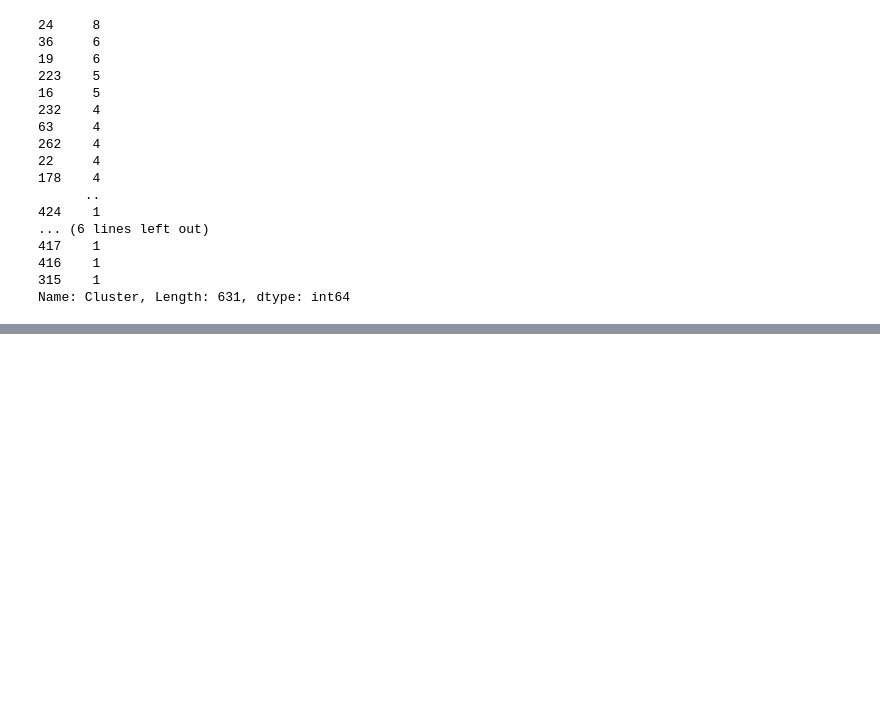
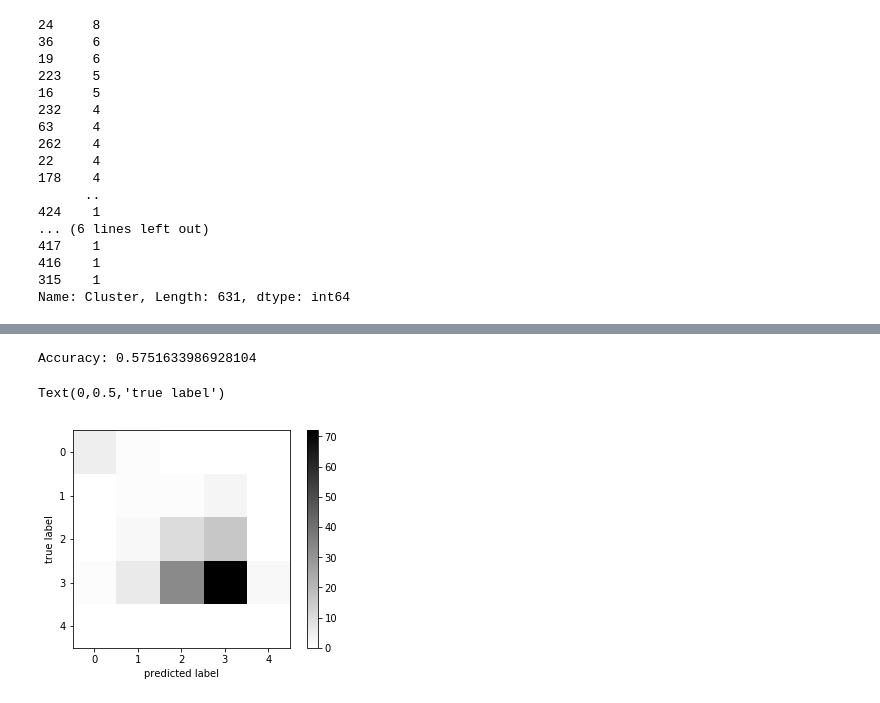
Before and after one commit to UNCG-CSE/GSBO_City_Collision_Data_Analysis, a Jupyter notebook: src/Pedestrian.ipynb, the cells around one changed output, grey strips where cells are left out. Cells and saved outputs as stored; diff of their text form; code cells hidden in the pictures; blank space fills up the shorter version.

Commit message:
Update Pedestrian.ipynb
rf severity

```diff
--- a/src/Pedestrian.ipynb
+++ b/src/Pedestrian.ipynb
@@ -1303,0 +1450,6 @@ Name: Cluster, Length: 631, dtype: int64
+# %%
+ped_data['DAY_TIME_e'] = np.where(ped_data.DAY_TIME == 'Morning', 1,
+                                  np.where(ped_data.DAY_TIME == 'Day', 2,
+                                           np.where(ped_data.DAY_TIME == 'Evening', 3,
+                                                    np.where(ped_data.DAY_TIME == 'Night', 4,5))))
+ped_data['DAY_TIME_e'].value_counts()
@@ -1303,0 +1468,22 @@ Name: Cluster, Length: 631, dtype: int64
+# %%
+X_rf = ped_data[['WEATHER_e', 'LIGHT_CONDITIONS_e', 'TRAFFIC_CONTROL_e', 'DAY_e', 'DAY_TIME_e', 'Cluster']]
+Y_rf = ped_data['SEVERITY_CD']
+# %%
+X_rf_train, X_rf_test, Y_rf_train, Y_rf_test = train_test_split(X_rf, Y_rf, test_size=0.2)
+# %%
+clf = RandomForestClassifier(n_estimators=100)
+clf.fit(X_rf_train,Y_rf_train)
+Y_rf_pred=clf.predict(X_rf_test)
+print("Accuracy:",metrics.accuracy_score(Y_rf_test, Y_rf_pred))
+# %% [output]
+Accuracy: 0.5751633986928104
+# %%
+plt.imshow(metrics.confusion_matrix(Y_rf_pred, Y_rf_test),
+           interpolation='nearest', cmap=plt.cm.binary)
+plt.grid(False)
+plt.colorbar()
+plt.xlabel("predicted label")
+plt.ylabel("true label")
+# %% [output]
+Text(0,0.5,'true label')
+[figure, added]
```
Also changed, not shown: parts of 39 cells of this notebook.
